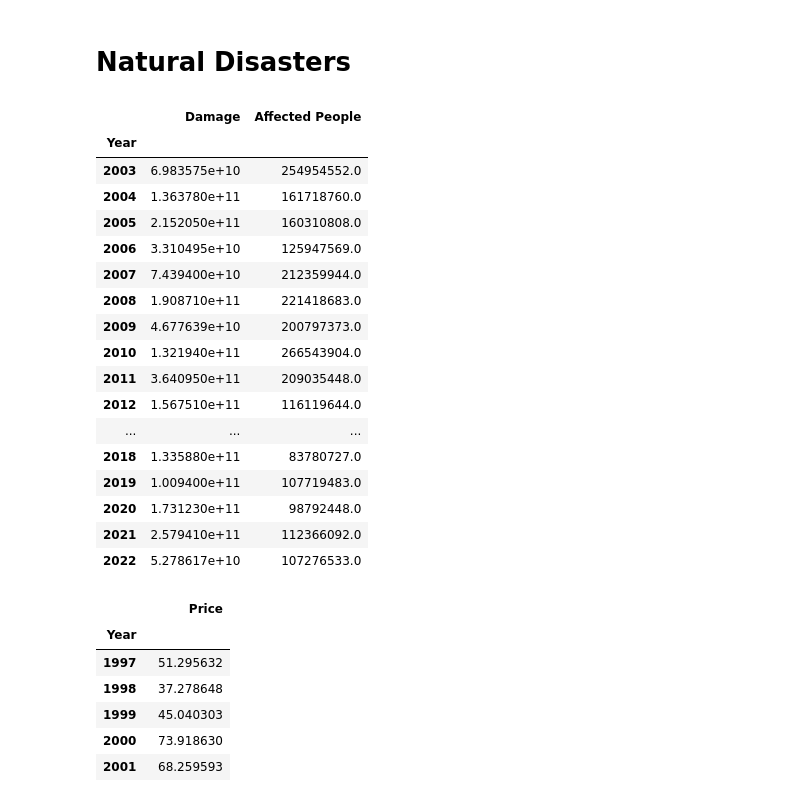
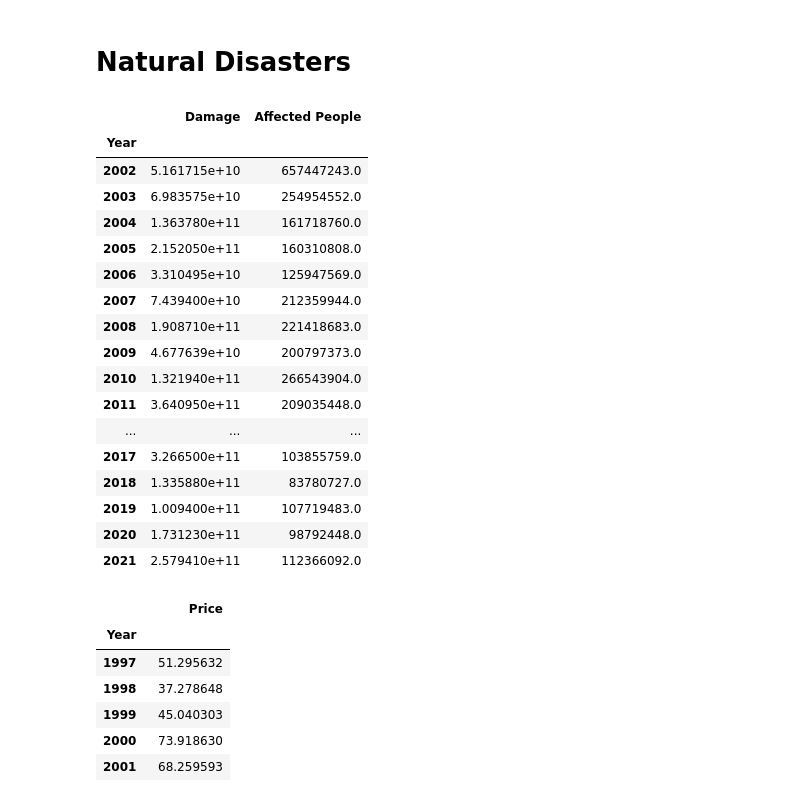
Before and after one commit to alexwese/tkseminar, a Jupyter notebook: DataAnalysis/Natural Disasters/DataAnalysis_NaturalDisasters.ipynb, the cells around one changed output. Drawn from its saved outputs; the diff is of its cells as text; code cells hidden in the pictures.

```diff
--- a/DataAnalysis/Natural Disasters/DataAnalysis_NaturalDisasters.ipynb
+++ b/DataAnalysis/Natural Disasters/DataAnalysis_NaturalDisasters.ipynb
@@ -17,27 +17,28 @@ from sklearn import linear_model
 # %%
 ecodamage= pd.read_csv("../Data/natural-disasters.csv", delimiter=";", decimal=',')
 
 ecodamage = ecodamage[['Country name','Year','Total economic damages from disasters','Number of total people affected by disasters']]
 ecodamage = ecodamage.rename(columns={'Country name': 'Country', 'Total economic damages from disasters': 'Damage','Number of total people affected by disasters': 'Affected People'})
 ecodamage['Year'] = ecodamage['Year'].astype(int)
 
 ecodamage = ecodamage.loc[ecodamage['Year'] >=1997]
-
+ecodamage = ecodamage.loc[ecodamage['Year'] <2022]
 
 ecodamage_world = ecodamage.loc[ecodamage['Country'] == 'World']
 ecodamage_china = ecodamage.loc[ecodamage['Country'] == 'China']
 ecodamage_world = ecodamage_world[['Year','Damage','Affected People']]
 ecodamage_china = ecodamage_china[['Year','Damage','Affected People']]
 ecodamage_china = ecodamage_china.rename(columns={ 'Damage': 'Damage (CN)','Affected People': 'Affected People (CN)'})
 
 
 ecodamage_world = ecodamage_world.set_index('Year')
 ecodamage_china = ecodamage_china.set_index('Year')
 
 ecodamage_world.tail(20)
 # %% [output]
 |  | Damage | Affected People |
 | Year |  |  |
+| 2002 | 5.161715e+10 | 657447243.0 |
 | 2003 | 6.983575e+10 | 254954552.0 |
 | 2004 | 1.363780e+11 | 161718760.0 |
 | 2005 | 2.152050e+11 | 160310808.0 |
@@ -47,13 +48,12 @@ ecodamage_world.tail(20)
 | 2009 | 4.677639e+10 | 200797373.0 |
 | 2010 | 1.321940e+11 | 266543904.0 |
 | 2011 | 3.640950e+11 | 209035448.0 |
-| 2012 | 1.567510e+11 | 116119644.0 |
 | ... | ... | ... |
+| 2017 | 3.266500e+11 | 103855759.0 |
 | 2018 | 1.335880e+11 | 83780727.0 |
 | 2019 | 1.009400e+11 | 107719483.0 |
 | 2020 | 1.731230e+11 | 98792448.0 |
 | 2021 | 2.579410e+11 | 112366092.0 |
-| 2022 | 5.278617e+10 | 107276533.0 |
 # %%
 energy_df = pd.read_csv("../Data/EnergyIndex.csv")
 
```
Also changed, not shown: parts of 4 cells of this notebook, 2 other files.
